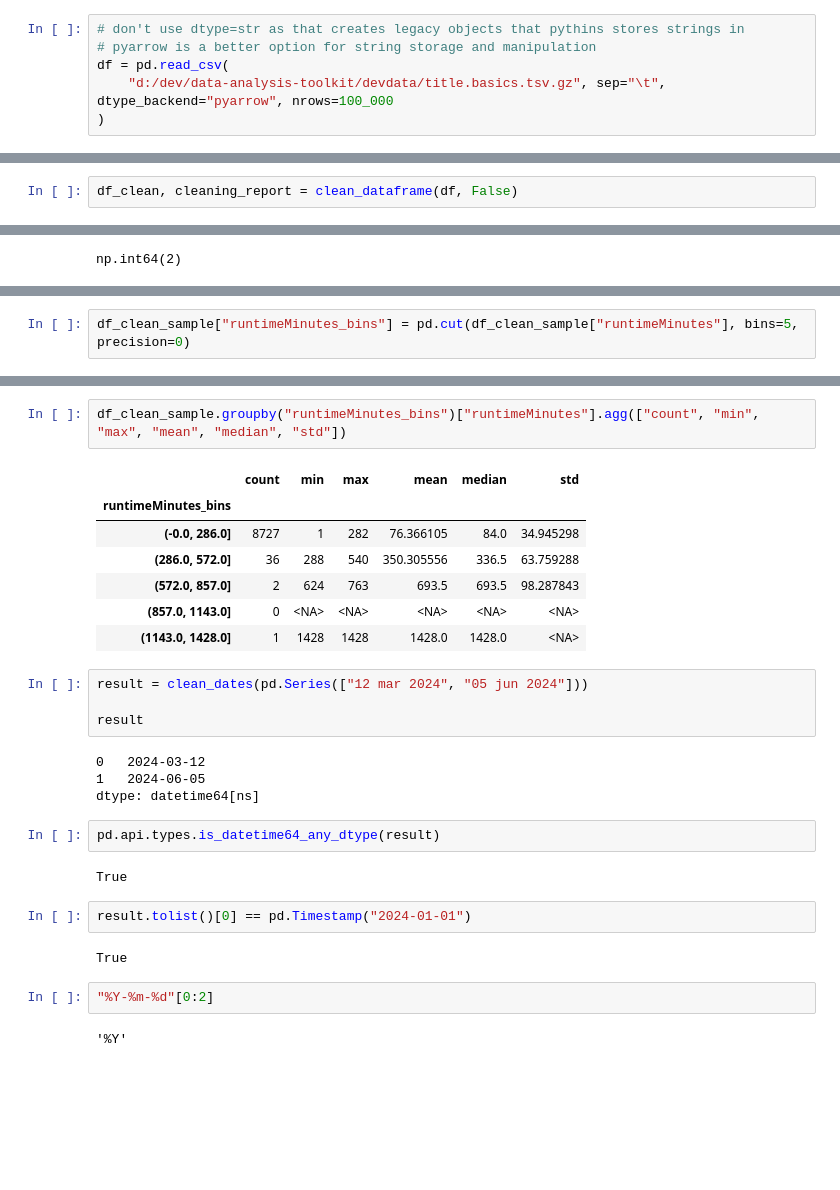
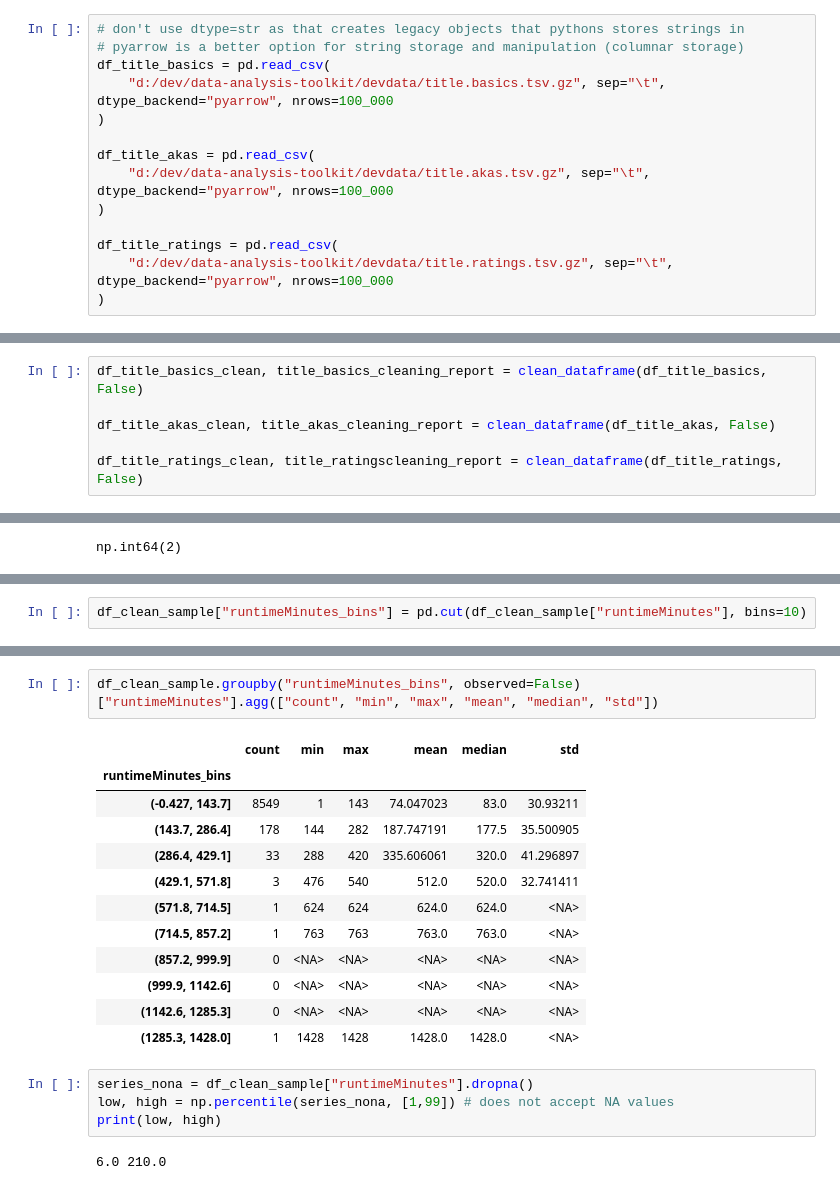
Before and after one commit to debeerpj/datkit, a Jupyter notebook: notebooks/first_profile.ipynb, the cells around one changed output, grey strips where cells are left out. Drawn from its saved outputs; the diff is of its cells as text; blank space fills up the shorter version.

```diff
--- a/notebooks/first_profile.ipynb
+++ b/notebooks/first_profile.ipynb
@@ -7,11 +8,19 @@ from datkit.cleaning import clean_dataframe, clean_dates
 # %% [markdown]
 Import table
 # %%
-# don't use dtype=str as that creates legacy objects that pythins stores strings in
-# pyarrow is a better option for string storage and manipulation
-df = pd.read_csv(
+# don't use dtype=str as that creates legacy objects that pythons stores strings in
+# pyarrow is a better option for string storage and manipulation (columnar storage)
+df_title_basics = pd.read_csv(
     "d:/dev/data-analysis-toolkit/devdata/title.basics.tsv.gz", sep="\t", dtype_backend="pyarrow", nrows=100_000
 )
+
+df_title_akas = pd.read_csv(
+    "d:/dev/data-analysis-toolkit/devdata/title.akas.tsv.gz", sep="\t", dtype_backend="pyarrow", nrows=100_000
+)
+
+df_title_ratings = pd.read_csv(
+    "d:/dev/data-analysis-toolkit/devdata/title.ratings.tsv.gz", sep="\t", dtype_backend="pyarrow", nrows=100_000
+)
 # %% [markdown]
 clean table
 # %%
@@ -26,3 +53,7 @@ df.sample(n=5, random_state=1)
 # %%
-df_clean, cleaning_report = clean_dataframe(df, False)
+df_title_basics_clean, title_basics_cleaning_report = clean_dataframe(df_title_basics, False)
+
+df_title_akas_clean, title_akas_cleaning_report = clean_dataframe(df_title_akas, False)
+
+df_title_ratings_clean, title_ratingscleaning_report = clean_dataframe(df_title_ratings, False)
 # %%
@@ -91,2 +131,2 @@ int64[pyarrow]
 # %%
-df_clean_sample["runtimeMinutes_bins"] = pd.cut(df_clean_sample["runtimeMinutes"], bins=5, precision=0)
+df_clean_sample["runtimeMinutes_bins"] = pd.cut(df_clean_sample["runtimeMinutes"], bins=10)
@@ -102,30 +133,21 @@ df_clean_sample.sample(n=5, random_state=1)
 # %%
-df_clean_sample.groupby("runtimeMinutes_bins")["runtimeMinutes"].agg(["count", "min", "max", "mean", "median", "std"])
+df_clean_sample.groupby("runtimeMinutes_bins", observed=False)["runtimeMinutes"].agg(["count", "min", "max", "mean", "median", "std"])
 # %% [output]
 |  | count | min | max | mean | median | std |
 | runtimeMinutes_bins |  |  |  |  |  |  |
-| (-0.0, 286.0] | 8727 | 1 | 282 | 76.366105 | 84.0 | 34.945298 |
-| (286.0, 572.0] | 36 | 288 | 540 | 350.305556 | 336.5 | 63.759288 |
-| (572.0, 857.0] | 2 | 624 | 763 | 693.5 | 693.5 | 98.287843 |
-| (857.0, 1143.0] | 0 | <NA> | <NA> | <NA> | <NA> | <NA> |
-| (1143.0, 1428.0] | 1 | 1428 | 1428 | 1428.0 | 1428.0 | <NA> |
+| (-0.427, 143.7] | 8549 | 1 | 143 | 74.047023 | 83.0 | 30.93211 |
+| (143.7, 286.4] | 178 | 144 | 282 | 187.747191 | 177.5 | 35.500905 |
+| (286.4, 429.1] | 33 | 288 | 420 | 335.606061 | 320.0 | 41.296897 |
+| (429.1, 571.8] | 3 | 476 | 540 | 512.0 | 520.0 | 32.741411 |
+| (571.8, 714.5] | 1 | 624 | 624 | 624.0 | 624.0 | <NA> |
+| (714.5, 857.2] | 1 | 763 | 763 | 763.0 | 763.0 | <NA> |
+| (857.2, 999.9] | 0 | <NA> | <NA> | <NA> | <NA> | <NA> |
+| (999.9, 1142.6] | 0 | <NA> | <NA> | <NA> | <NA> | <NA> |
+| (1142.6, 1285.3] | 0 | <NA> | <NA> | <NA> | <NA> | <NA> |
+| (1285.3, 1428.0] | 1 | 1428 | 1428 | 1428.0 | 1428.0 | <NA> |
-# %%
-result = clean_dates(pd.Series(["12 mar 2024", "05 jun 2024"]))
-
-result
-# %% [output]
-0   2024-03-12
-1   2024-06-05
-dtype: datetime64[ns]
-# %%
-pd.api.types.is_datetime64_any_dtype(result)
-# %% [output]
-True
-# %%
-result.tolist()[0] == pd.Timestamp("2024-01-01")
-# %% [output]
-True
-# %%
-"%Y-%m-%d"[0:2]
-# %% [output]
-'%Y'
+# %%
+series_nona = df_clean_sample["runtimeMinutes"].dropna()
+low, high = np.percentile(series_nona, [1,99]) # does not accept NA values
+print(low, high)
+# %% [output]
+6.0 210.0
```
Also changed, not shown: parts of 17 cells of this notebook, 7 other files.
